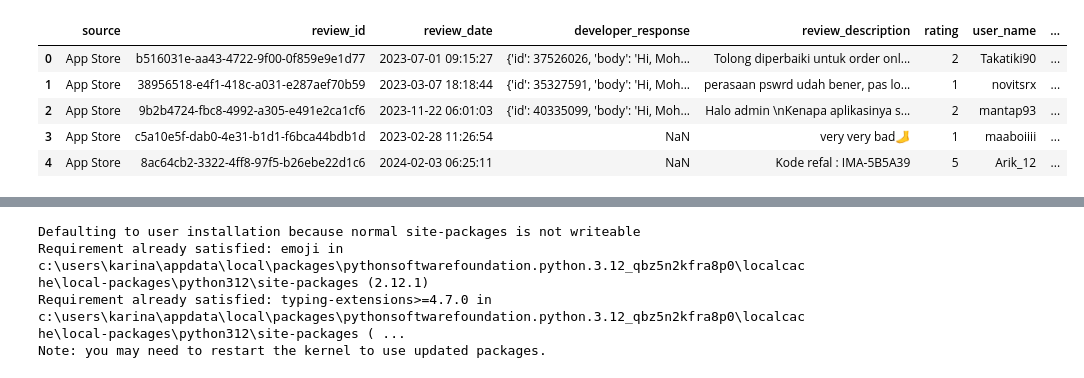
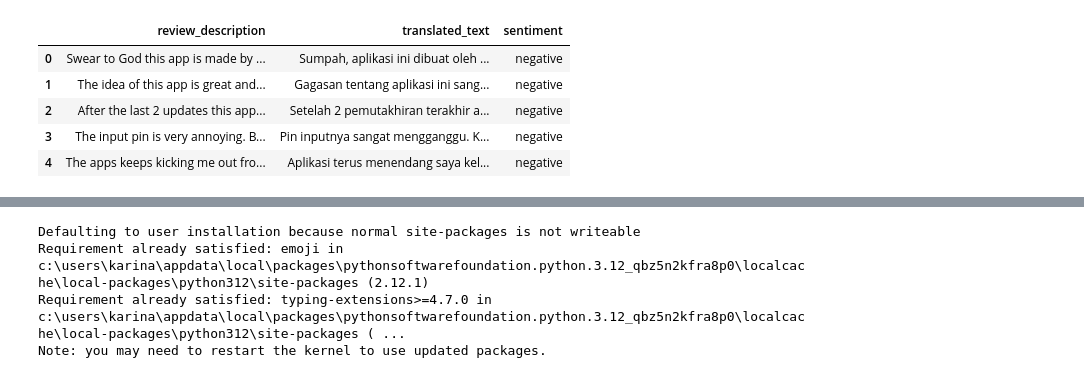
Before and after one commit to alamcahyo/Private_prjct_Alam_coffee, a Jupyter notebook: Skripsi Full/Skripsi_Full.ipynb, the cells around one changed output, grey strips where cells are left out. Drawn from its saved outputs; the diff is of its cells as text; code cells hidden in the pictures.

```diff
--- a/Skripsi Full/Skripsi_Full.ipynb
+++ b/Skripsi Full/Skripsi_Full.ipynb
@@ -26,13 +26,13 @@ import warnings
 warnings.filterwarnings('ignore')
 # %%
 # Loading the dataset
-df = pd.read_csv(r'C:\Users\KARINA\OneDrive\Desktop\Skripsi Alam VS Code\Scraping\Scrapping.csv')
+df = pd.read_csv(r'C:\Users\KARINA\OneDrive\Desktop\Skripsi Alam VS Code\Labelling\Labelling.csv')
 #Let's check the samples of data
 df.head()
 # %% [output]
-|  | source | review_id | review_date | developer_response | review_description | rating | user_name | ... |
-| 0 | App Store | b516031e-aa43-4722-9f00-0f859e9e1d77 | 2023-07-01 09:15:27 | {'id': 37526026, 'body': 'Hi, Moh... | Tolong diperbaiki untuk order onl... | 2 | Takatiki90 | ... |
-| 1 | App Store | 38956518-e4f1-418c-a031-e287aef70b59 | 2023-03-07 18:18:44 | {'id': 35327591, 'body': 'Hi, Moh... | perasaan pswrd udah bener, pas lo... | 1 | novitsrx | ... |
-| 2 | App Store | 9b2b4724-fbc8-4992-a305-e491e2ca1cf6 | 2023-11-22 06:01:03 | {'id': 40335099, 'body': 'Hi, Moh... | Halo admin \nKenapa aplikasinya s... | 2 | mantap93 | ... |
-| 3 | App Store | c5a10e5f-dab0-4e31-b1d1-f6bca44bdb1d | 2023-02-28 11:26:54 | NaN | very very bad🦶 | 1 | maaboiiii | ... |
-| 4 | App Store | 8ac64cb2-3322-4ff8-97f5-b26ebe22d1c6 | 2024-02-03 06:25:11 | NaN | Kode refal : IMA-5B5A39 | 5 | Arik_12 | ... |
+|  | review_description | translated_text | sentiment |
+| 0 | Swear to God this app is made by ... | Sumpah, aplikasi ini dibuat oleh ... | negative |
+| 1 | The idea of this app is great and... | Gagasan tentang aplikasi ini sang... | negative |
+| 2 | After the last 2 updates this app... | Setelah 2 pemutakhiran terakhir a... | negative |
+| 3 | The input pin is very annoying. B... | Pin inputnya sangat mengganggu. K... | negative |
+| 4 | The apps keeps kicking me out fro... | Aplikasi terus menendang saya kel... | negative |
```
Also changed, not shown: parts of 25 cells of this notebook, 10 other files.
